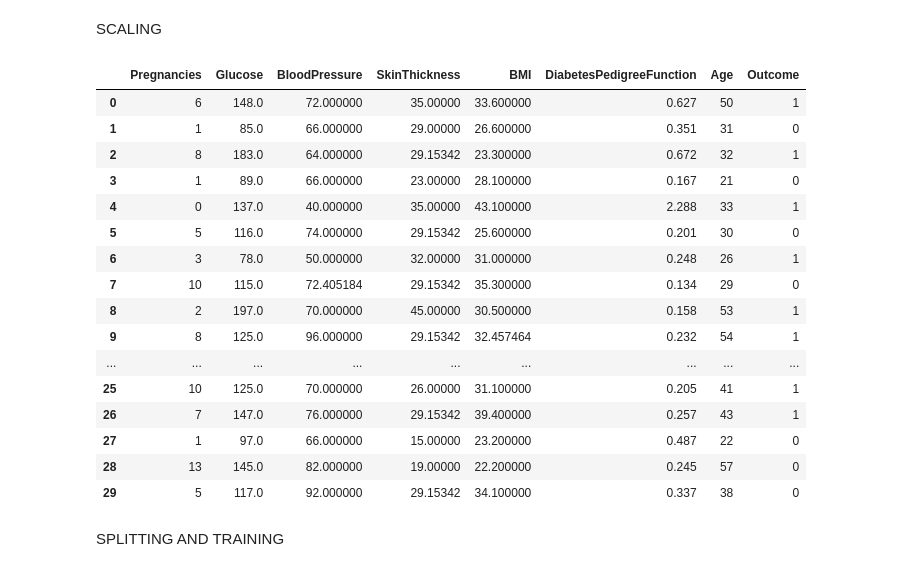
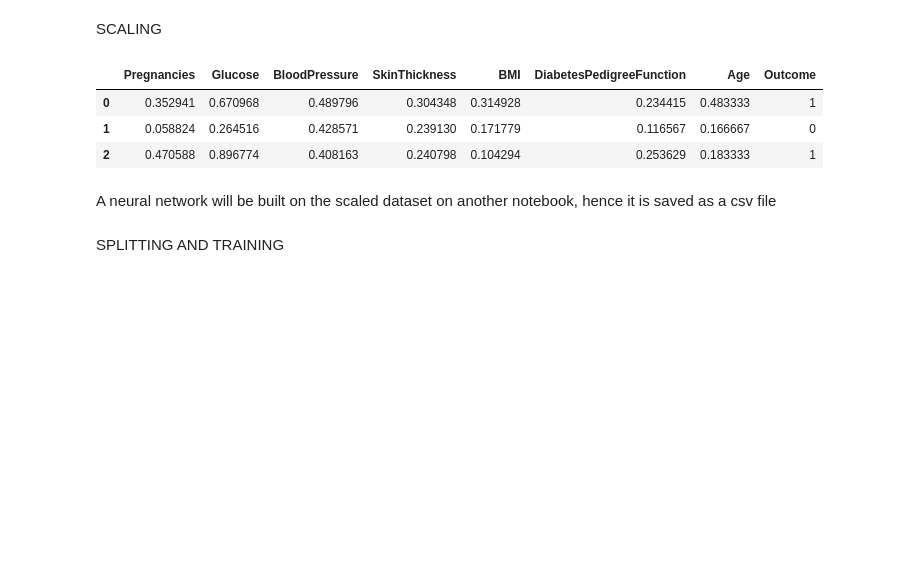
Before and after one commit to ChibuikeOnuba/Diabetes-Prediction, a Jupyter notebook: Diabetes_Prediction.ipynb, the cells around one changed output. Saved outputs shown, nothing was run; the diff lists cells and outputs as text; code cells hidden in the pictures; blank space fills up the shorter version.

```diff
--- a/Diabetes_Prediction.ipynb
+++ b/Diabetes_Prediction.ipynb
@@ -11,6 +11,7 @@ import io
 import warnings
 warnings.filterwarnings('ignore')
 # %%
-data = pd.read_csv('diabetes.csv')
+df = pd.read_csv('diabetes.csv')
+data = df.copy()
 # %%
 print(data.shape)
@@ -255,25 +275,14 @@ SCALING
 # %%
 mnsc = MinMaxScaler() #Instantiation
 
-# data.iloc[:,0:-1] = mnsc.fit_transform(data.iloc[:,0:-1])
+data[data.columns[:-1]] = mnsc.fit_transform(data[data.columns[:-1]])
 #Here, only the features is scaled
 # %%
-data.head(30)
+data.head(3)
 # %% [output]
 |  | Pregnancies | Glucose | BloodPressure | SkinThickness | BMI | DiabetesPedigreeFunction | Age | Outcome |
-| 0 | 6 | 148.0 | 72.000000 | 35.00000 | 33.600000 | 0.627 | 50 | 1 |
-| 1 | 1 | 85.0 | 66.000000 | 29.00000 | 26.600000 | 0.351 | 31 | 0 |
-| 2 | 8 | 183.0 | 64.000000 | 29.15342 | 23.300000 | 0.672 | 32 | 1 |
-| 3 | 1 | 89.0 | 66.000000 | 23.00000 | 28.100000 | 0.167 | 21 | 0 |
-| 4 | 0 | 137.0 | 40.000000 | 35.00000 | 43.100000 | 2.288 | 33 | 1 |
-| 5 | 5 | 116.0 | 74.000000 | 29.15342 | 25.600000 | 0.201 | 30 | 0 |
-| 6 | 3 | 78.0 | 50.000000 | 32.00000 | 31.000000 | 0.248 | 26 | 1 |
-| 7 | 10 | 115.0 | 72.405184 | 29.15342 | 35.300000 | 0.134 | 29 | 0 |
-| 8 | 2 | 197.0 | 70.000000 | 45.00000 | 30.500000 | 0.158 | 53 | 1 |
-| 9 | 8 | 125.0 | 96.000000 | 29.15342 | 32.457464 | 0.232 | 54 | 1 |
-| ... | ... | ... | ... | ... | ... | ... | ... | ... |
-| 25 | 10 | 125.0 | 70.000000 | 26.00000 | 31.100000 | 0.205 | 41 | 1 |
-| 26 | 7 | 147.0 | 76.000000 | 29.15342 | 39.400000 | 0.257 | 43 | 1 |
-| 27 | 1 | 97.0 | 66.000000 | 15.00000 | 23.200000 | 0.487 | 22 | 0 |
-| 28 | 13 | 145.0 | 82.000000 | 19.00000 | 22.200000 | 0.245 | 57 | 0 |
-| 29 | 5 | 117.0 | 92.000000 | 29.15342 | 34.100000 | 0.337 | 38 | 0 |
+| 0 | 0.352941 | 0.670968 | 0.489796 | 0.304348 | 0.314928 | 0.234415 | 0.483333 | 1 |
+| 1 | 0.058824 | 0.264516 | 0.428571 | 0.239130 | 0.171779 | 0.116567 | 0.166667 | 0 |
+| 2 | 0.470588 | 0.896774 | 0.408163 | 0.240798 | 0.104294 | 0.253629 | 0.183333 | 1 |
+# %% [markdown]
+A neural network will be built on the scaled dataset on another notebook, hence it is saved as a csv file
```
Also changed, not shown: parts of 32 cells of this notebook, 1 other file.
